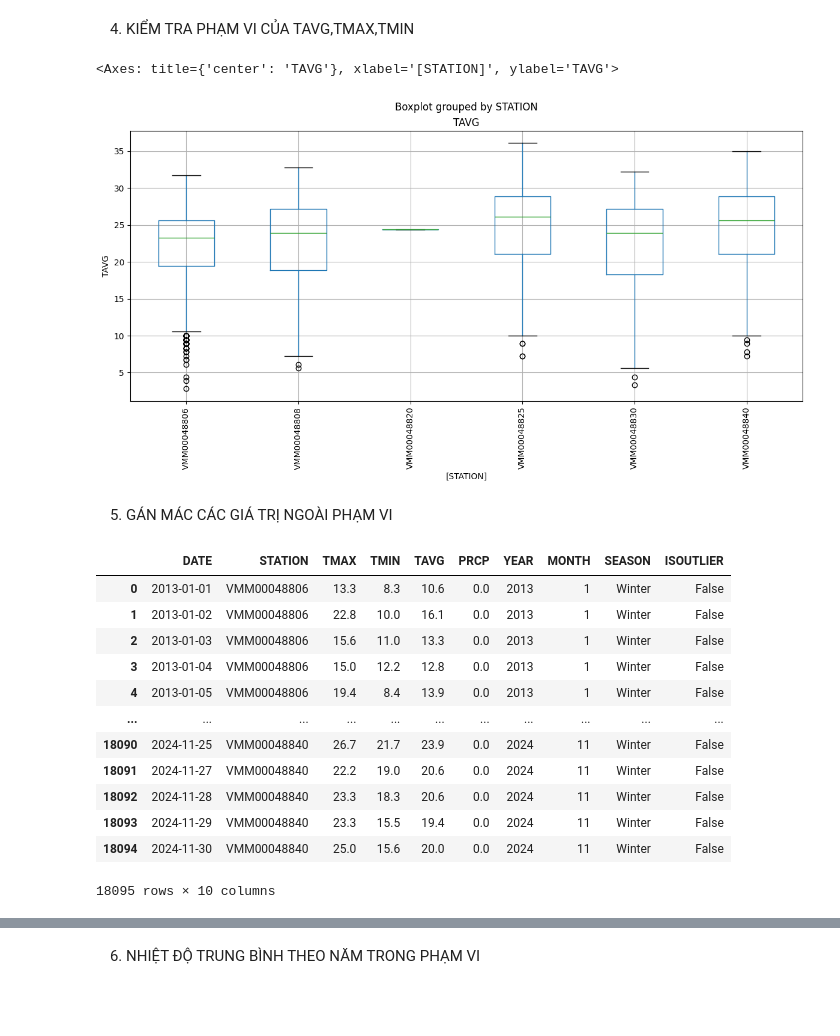
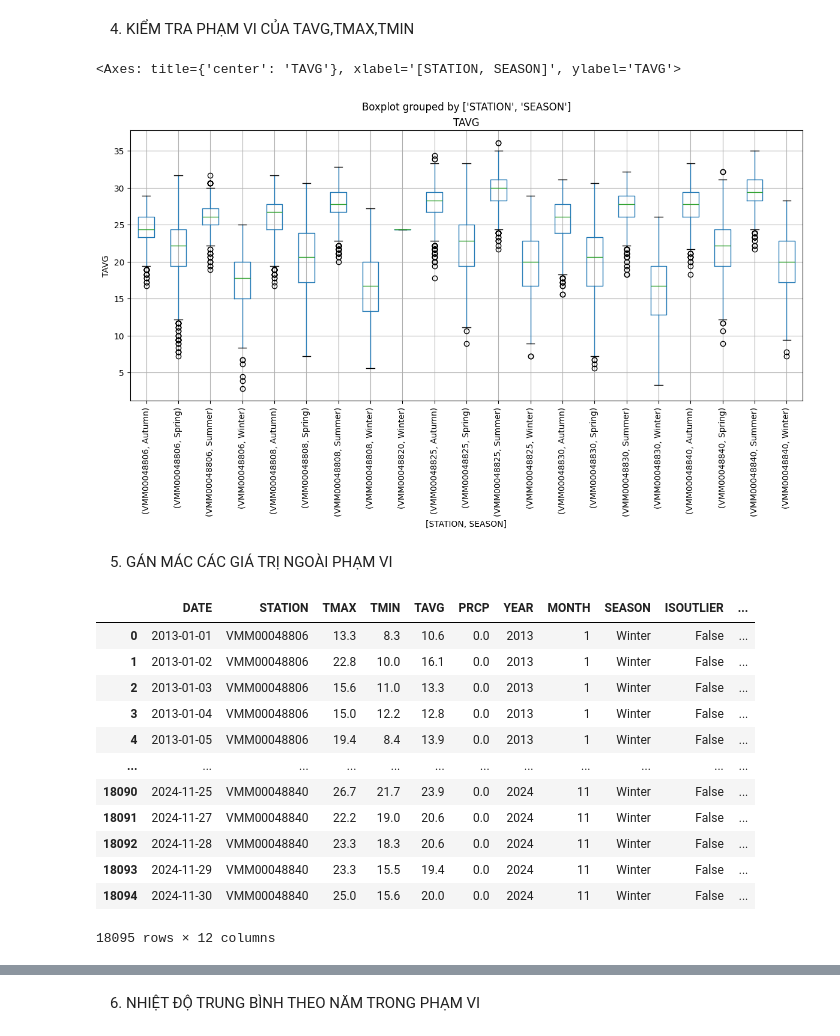
Before and after one commit to huyvanzzz/Data-Processing-Programming, a Jupyter notebook: temp_.ipynb, the cells around one changed output, grey strips where cells are left out. Drawn from its saved outputs; the diff is of its cells as text; code cells hidden in the pictures; blank space fills up the shorter version.

```diff
--- a/temp_.ipynb
+++ b/temp_.ipynb
@@ -54,19 +49,19 @@ df[df.duplicated()]
 4. KIỂM TRA PHẠM VI CỦA TAVG,TMAX,TMIN
 # %%
 # kiểm tra phạm vi của Tavg
-ax = df[['TAVG', 'STATION']].boxplot(by='STATION', figsize=(14, 6))
+ax = df[['TAVG', 'STATION','SEASON']].boxplot(by=['STATION','SEASON'], figsize=(14, 6))
 ax.set_ylabel('TAVG')
 plt.xticks(rotation=90)
 ax
 # %% [output]
-<Axes: title={'center': 'TAVG'}, xlabel='[STATION]', ylabel='TAVG'>
+<Axes: title={'center': 'TAVG'}, xlabel='[STATION, SEASON]', ylabel='TAVG'>
-[figure, old version]
+[figure, new version]
 # %% [markdown]
 5. GÁN MÁC CÁC GIÁ TRỊ NGOÀI PHẠM VI
 # %%
 # Tính toán Q1, Q3 và IQR cho từng tỉnh
-def calculate_isoutlier(df, column):
-    df['ISOUTLIER'] = False  # Khởi tạo cột IsOutlier mặc định là False
+def calculate_isoutlier(df, column, new_coloum):
+    df[new_coloum] = False  # Khởi tạo cột IsOutlier mặc định là False
     for (year, season, station), group in df.groupby(['YEAR', 'SEASON','STATION']):
         q1 = group[column].quantile(0.25)
         q3 = group[column].quantile(0.75)
@@ -75,23 +70,25 @@ def calculate_isoutlier(df, column):
         upper_bound = q3 + 1.5 * iqr
         outliers = (group[column] < lower_bound) | (group[column] > upper_bound)
         # Lọc các giá trị outlier
-        df.loc[(df['YEAR'] == year) & (df['SEASON'] == season) &(df['STATION']==station)& outliers, 'ISOUTLIER'] = True
+        df.loc[(df['YEAR'] == year) & (df['SEASON'] == season) &(df['STATION']==station)& outliers, new_coloum] = True
     return df
 
 # Lấy các giá trị outlier cho từng tỉnh
-df = calculate_isoutlier(df,'TAVG')
+df = calculate_isoutlier(df,'TAVG','ISOUTLIER')
+df = calculate_isoutlier(df,'TMAX','ISOUTLIER_MAX')
+df = calculate_isoutlier(df,'TMIN','ISOUTLIER_MIN')
 df
 # %% [output]
-|  | DATE | STATION | TMAX | TMIN | TAVG | PRCP | YEAR | MONTH | SEASON | ISOUTLIER |
-| 0 | 2013-01-01 | VMM00048806 | 13.3 | 8.3 | 10.6 | 0.0 | 2013 | 1 | Winter | False |
-| 1 | 2013-01-02 | VMM00048806 | 22.8 | 10.0 | 16.1 | 0.0 | 2013 | 1 | Winter | False |
-| 2 | 2013-01-03 | VMM00048806 | 15.6 | 11.0 | 13.3 | 0.0 | 2013 | 1 | Winter | False |
-| 3 | 2013-01-04 | VMM00048806 | 15.0 | 12.2 | 12.8 | 0.0 | 2013 | 1 | Winter | False |
-| 4 | 2013-01-05 | VMM00048806 | 19.4 | 8.4 | 13.9 | 0.0 | 2013 | 1 | Winter | False |
-| ... | ... | ... | ... | ... | ... | ... | ... | ... | ... | ... |
-| 18090 | 2024-11-25 | VMM00048840 | 26.7 | 21.7 | 23.9 | 0.0 | 2024 | 11 | Winter | False |
-| 18091 | 2024-11-27 | VMM00048840 | 22.2 | 19.0 | 20.6 | 0.0 | 2024 | 11 | Winter | False |
-| 18092 | 2024-11-28 | VMM00048840 | 23.3 | 18.3 | 20.6 | 0.0 | 2024 | 11 | Winter | False |
-| 18093 | 2024-11-29 | VMM00048840 | 23.3 | 15.5 | 19.4 | 0.0 | 2024 | 11 | Winter | False |
-| 18094 | 2024-11-30 | VMM00048840 | 25.0 | 15.6 | 20.0 | 0.0 | 2024 | 11 | Winter | False |
+|  | DATE | STATION | TMAX | TMIN | TAVG | PRCP | YEAR | MONTH | SEASON | ISOUTLIER | ... |
+| 0 | 2013-01-01 | VMM00048806 | 13.3 | 8.3 | 10.6 | 0.0 | 2013 | 1 | Winter | False | ... |
+| 1 | 2013-01-02 | VMM00048806 | 22.8 | 10.0 | 16.1 | 0.0 | 2013 | 1 | Winter | False | ... |
+| 2 | 2013-01-03 | VMM00048806 | 15.6 | 11.0 | 13.3 | 0.0 | 2013 | 1 | Winter | False | ... |
+| 3 | 2013-01-04 | VMM00048806 | 15.0 | 12.2 | 12.8 | 0.0 | 2013 | 1 | Winter | False | ... |
+| 4 | 2013-01-05 | VMM00048806 | 19.4 | 8.4 | 13.9 | 0.0 | 2013 | 1 | Winter | False | ... |
+| ... | ... | ... | ... | ... | ... | ... | ... | ... | ... | ... | ... |
+| 18090 | 2024-11-25 | VMM00048840 | 26.7 | 21.7 | 23.9 | 0.0 | 2024 | 11 | Winter | False | ... |
+| 18091 | 2024-11-27 | VMM00048840 | 22.2 | 19.0 | 20.6 | 0.0 | 2024 | 11 | Winter | False | ... |
+| 18092 | 2024-11-28 | VMM00048840 | 23.3 | 18.3 | 20.6 | 0.0 | 2024 | 11 | Winter | False | ... |
+| 18093 | 2024-11-29 | VMM00048840 | 23.3 | 15.5 | 19.4 | 0.0 | 2024 | 11 | Winter | False | ... |
+| 18094 | 2024-11-30 | VMM00048840 | 25.0 | 15.6 | 20.0 | 0.0 | 2024 | 11 | Winter | False | ... |
-18095 rows × 10 columns
+18095 rows × 12 columns
```
Also changed, not shown: parts of 4 cells of this notebook, 5 other files.
